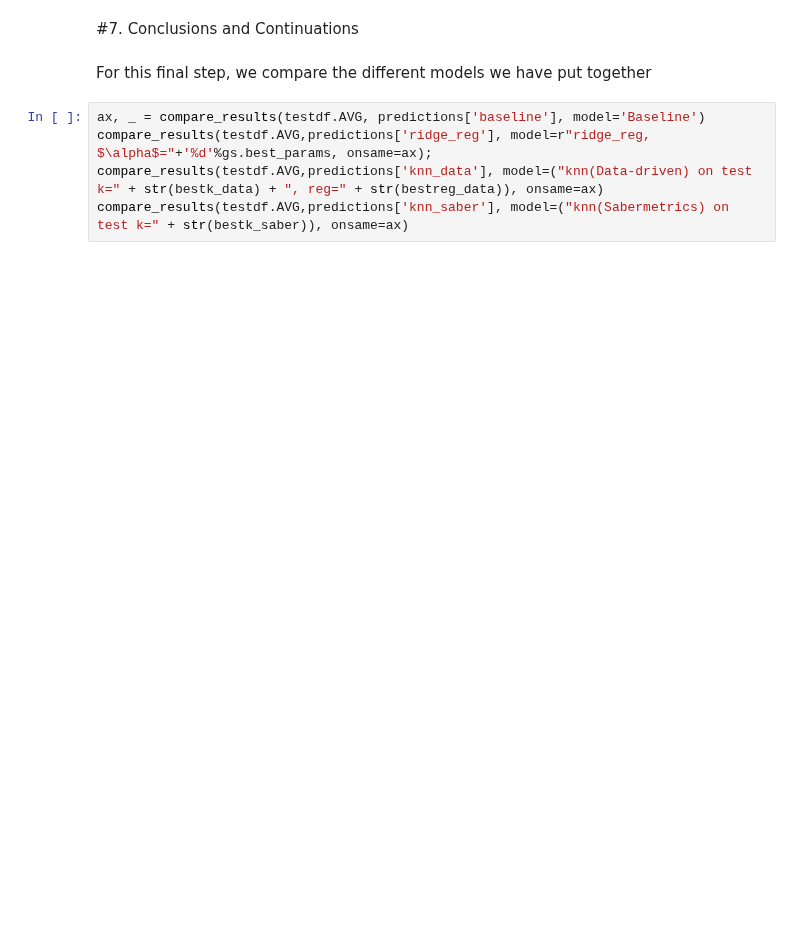
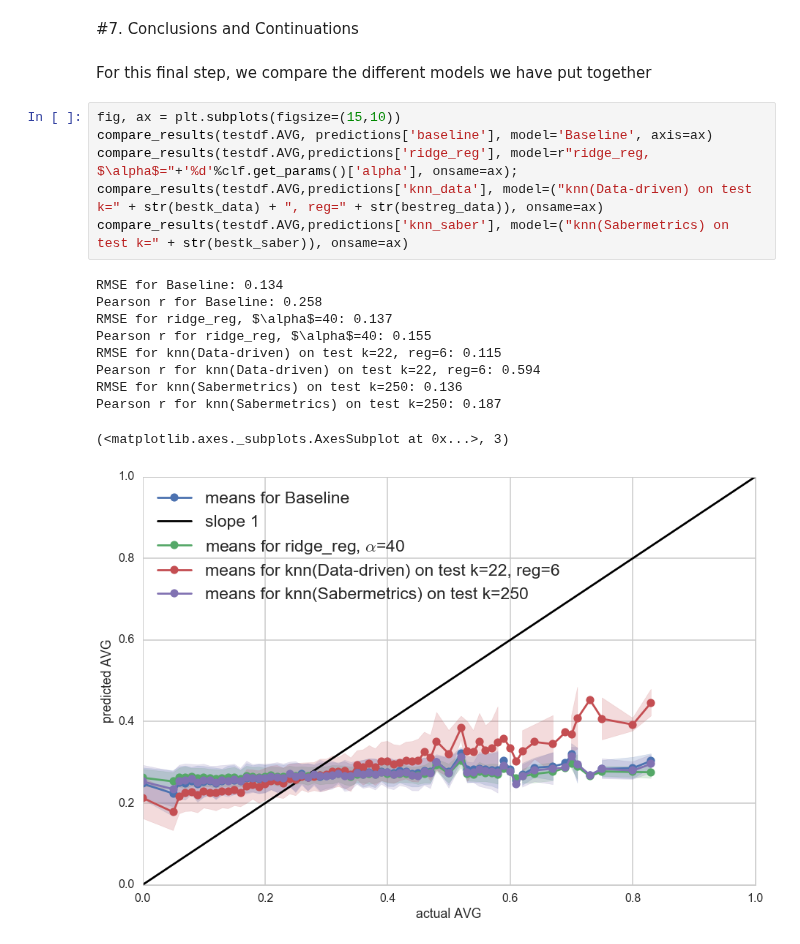
Before and after one commit to bacook17/CS109_baseball, a Jupyter notebook: Master_Notebook.ipynb, the cells around one changed output. Saved outputs shown, nothing was run; the diff lists cells and outputs as text; blank space fills up the shorter version.

```diff
--- a/Master_Notebook.ipynb
+++ b/Master_Notebook.ipynb
@@ -1711,7 +1709,19 @@ AttributeError: 'GridSearchCV' object has no attribute 'best_params'
 # %% [markdown]
 For this final step, we compare the different models we have put together
 # %%
-ax, _ = compare_results(testdf.AVG, predictions['baseline'], model='Baseline')
-compare_results(testdf.AVG,predictions['ridge_reg'], model=r"ridge_reg, $\alpha$="+'%d'%gs.best_params, onsame=ax);
+fig, ax = plt.subplots(figsize=(15,10))
+compare_results(testdf.AVG, predictions['baseline'], model='Baseline', axis=ax)
+compare_results(testdf.AVG,predictions['ridge_reg'], model=r"ridge_reg, $\alpha$="+'%d'%clf.get_params()['alpha'], onsame=ax);
 compare_results(testdf.AVG,predictions['knn_data'], model=("knn(Data-driven) on test k=" + str(bestk_data) + ", reg=" + str(bestreg_data)), onsame=ax)
 compare_results(testdf.AVG,predictions['knn_saber'], model=("knn(Sabermetrics) on test k=" + str(bestk_saber)), onsame=ax)
+# %% [output]
+RMSE for Baseline: 0.134
+Pearson r for Baseline: 0.258
+RMSE for ridge_reg, $\alpha$=40: 0.137
+Pearson r for ridge_reg, $\alpha$=40: 0.155
+RMSE for knn(Data-driven) on test k=22, reg=6: 0.115
+Pearson r for knn(Data-driven) on test k=22, reg=6: 0.594
+RMSE for knn(Sabermetrics) on test k=250: 0.136
+Pearson r for knn(Sabermetrics) on test k=250: 0.187
+(<matplotlib.axes._subplots.AxesSubplot at 0x...>, 3)
+[figure, added]
```
Also changed, not shown: parts of 15 cells of this notebook, 3 other files.
